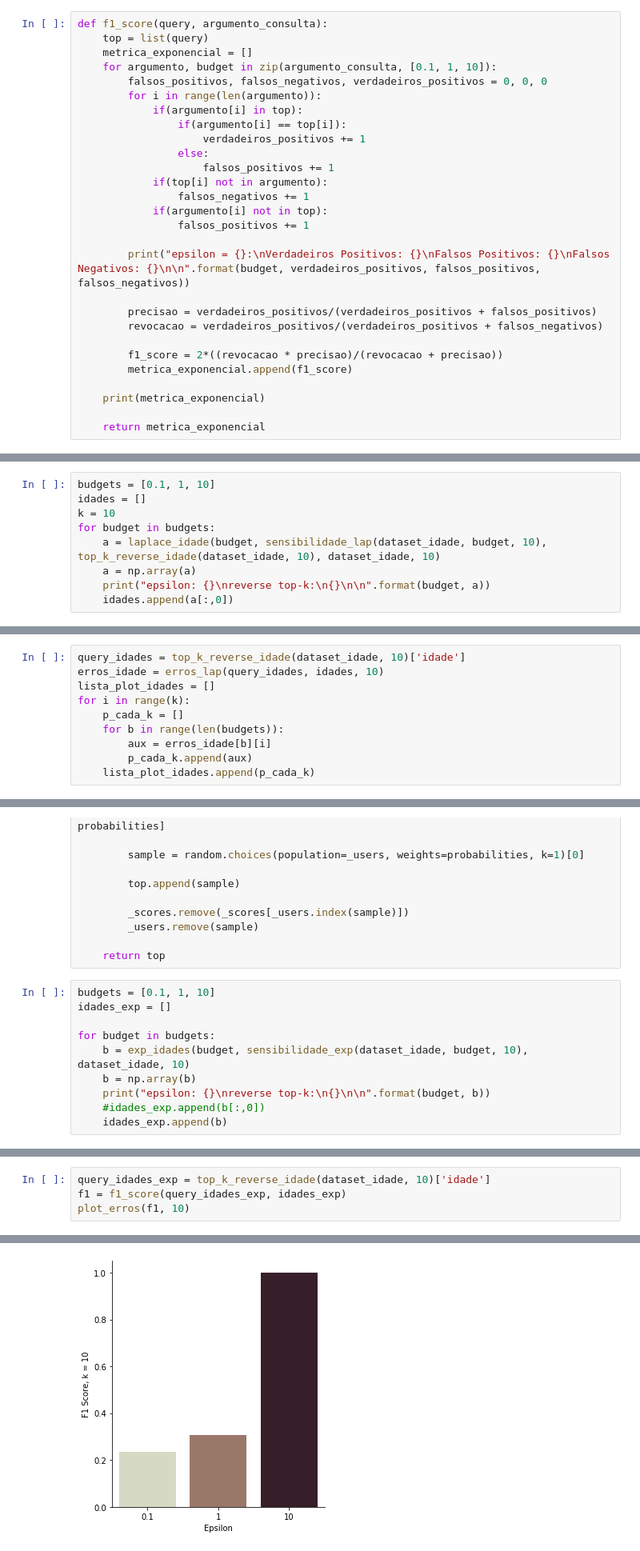
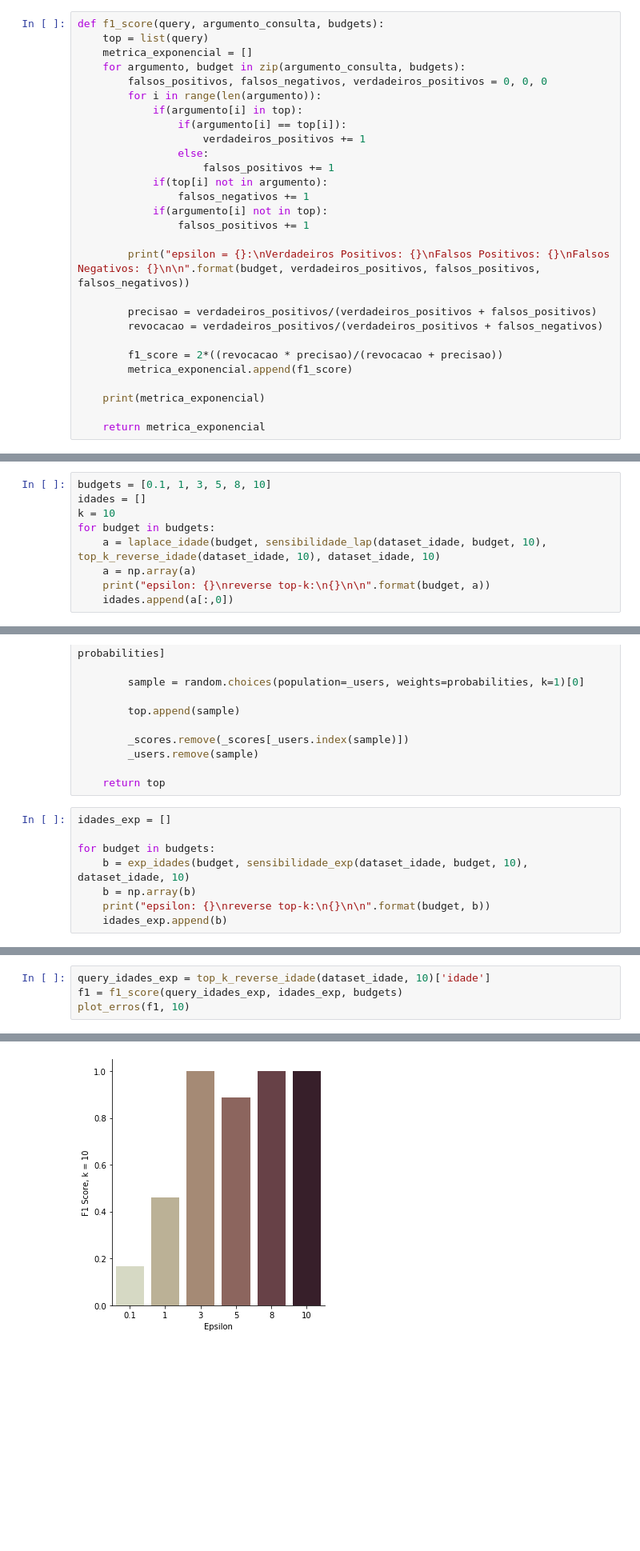
Before and after one commit to Brabissima/dp_top-k, a Jupyter notebook: Reverse top-k.ipynb, the cells around one changed output, grey strips where cells are left out. Shown at 80% size. Saved outputs shown, nothing was run; the diff lists cells and outputs as text; blank space fills up the shorter version.

```diff
--- a/Reverse top-k.ipynb
+++ b/Reverse top-k.ipynb
@@ -200,10 +137,10 @@ def plot_erros(erros_argumento, k):
     plt.ylabel("F1 Score, k = {}".format(k))
     return plt.show()
 # %%
-def f1_score(query, argumento_consulta):
+def f1_score(query, argumento_consulta, budgets):
     top = list(query)
     metrica_exponencial = []
-    for argumento, budget in zip(argumento_consulta, [0.1, 1, 10]):
+    for argumento, budget in zip(argumento_consulta, budgets):
         falsos_positivos, falsos_negativos, verdadeiros_positivos = 0, 0, 0
         for i in range(len(argumento)):
             if(argumento[i] in top):
@@ -246,7 +183,7 @@ def laplace_idade(budget, sensibilidade, query, dataset, k):
     df = pd.DataFrame(output, columns = ['idade', 'count'])
     return df.sort_values(by=['count'],ascending=True)
 # %%
-budgets = [0.1, 1, 10]
+budgets = [0.1, 1, 3, 5, 8, 10]
 idades = []
 k = 10
 for budget in budgets:
@@ -275,11 +212 @@ reverse top-k:
-# %%
-query_idades = top_k_reverse_idade(dataset_idade, 10)['idade']
-erros_idade = erros_lap(query_idades, idades, 10)
-lista_plot_idades = []
-for i in range(k):
-    p_cada_k = []
-    for b in range(len(budgets)):
-        aux = erros_idade[b][i]
-        p_cada_k.append(aux)
-    lista_plot_idades.append(p_cada_k)
 # %%
@@ -404,14 +277,12 @@ def exp_idades(budget, sensibilidade, dataset, k):
 
     return top
 # %%
-budgets = [0.1, 1, 10]
 idades_exp = []
 
 for budget in budgets:
     b = exp_idades(budget, sensibilidade_exp(dataset_idade, budget, 10), dataset_idade, 10)
     b = np.array(b)
     print("epsilon: {}\nreverse top-k:\n{}\n\n".format(budget, b))
-    #idades_exp.append(b[:,0])
     idades_exp.append(b)
 # %% [output]
 epsilon: 0.1
@@ -445,6 +305,6 @@ for i in range(k):
 # %%
 query_idades_exp = top_k_reverse_idade(dataset_idade, 10)['idade']
-f1 = f1_score(query_idades_exp, idades_exp)
+f1 = f1_score(query_idades_exp, idades_exp, budgets)
 plot_erros(f1, 10)
 # %% [output]
 epsilon = 0.1:
@@ -469 +327 @@ Falsos Negativos: 0
-[figure, old version]
+[figure, new version]
```
Also changed, not shown: parts of 23 cells of this notebook.
